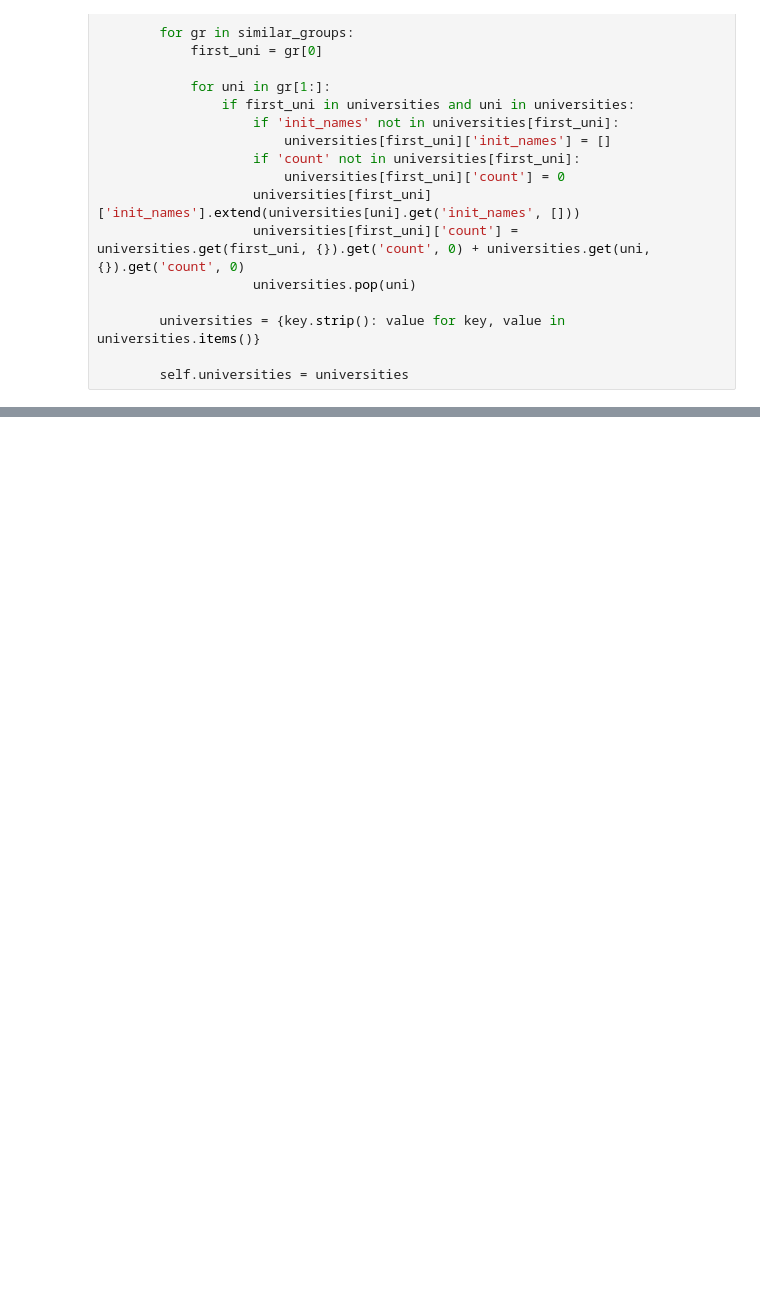
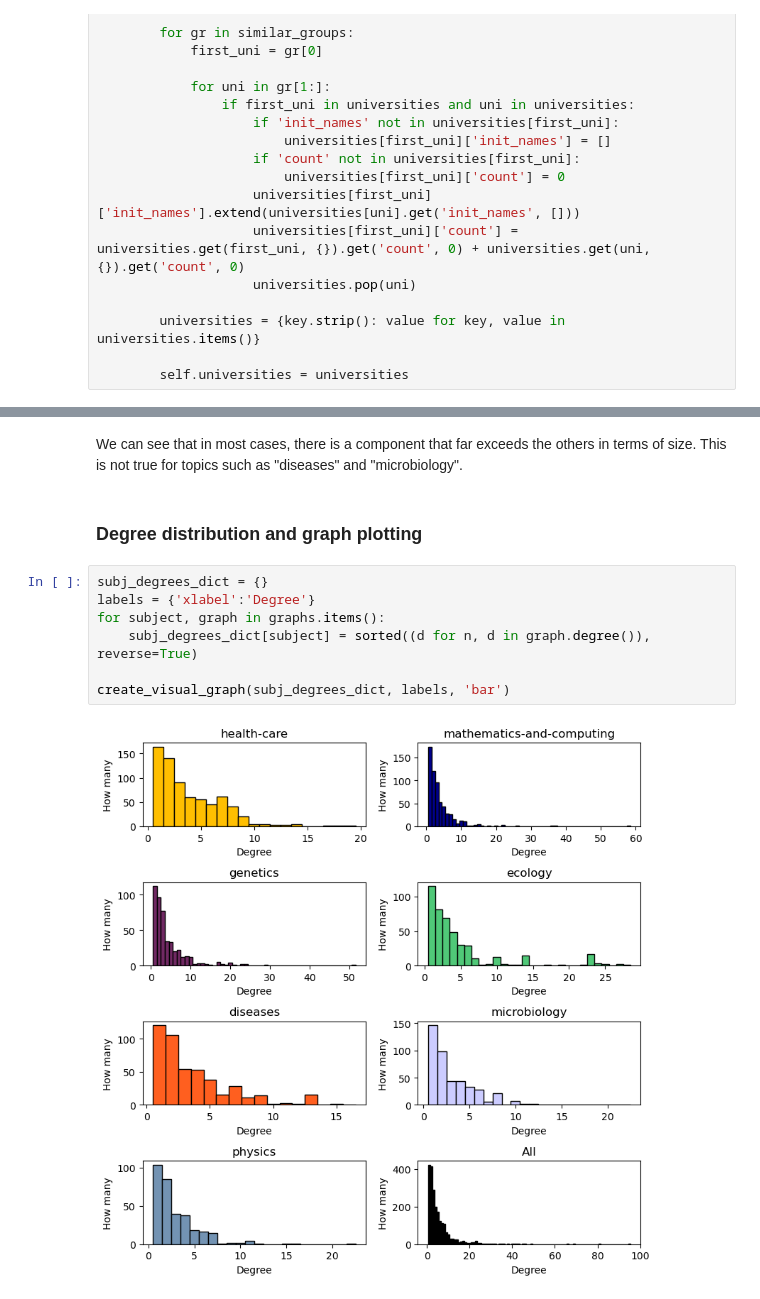
Before and after one commit to florian-comte/dtu-socialgraphs2023-project, a Jupyter notebook: project.ipynb, the cells around one changed output, grey strips where cells are left out. Drawn from its saved outputs; the diff is of its cells as text; blank space fills up the shorter version.

```diff
--- a/project.ipynb
+++ b/project.ipynb
@@ -384,0 +599,13 @@ degree_distribution(G)
+# %% [markdown]
+We can see that in most cases, there is a component that far exceeds the others in terms of size. This is not true for topics such as "diseases" and "microbiology".
+# %% [markdown]
+### Degree distribution and graph plotting
+# %%
+subj_degrees_dict = {}
+labels = {'xlabel':'Degree'}
+for subject, graph in graphs.items():
+    subj_degrees_dict[subject] = sorted((d for n, d in graph.degree()), reverse=True)
+
+create_visual_graph(subj_degrees_dict, labels, 'bar')
+# %% [output]
+[figure, added]
```
Also changed, not shown: parts of 40 cells of this notebook.
